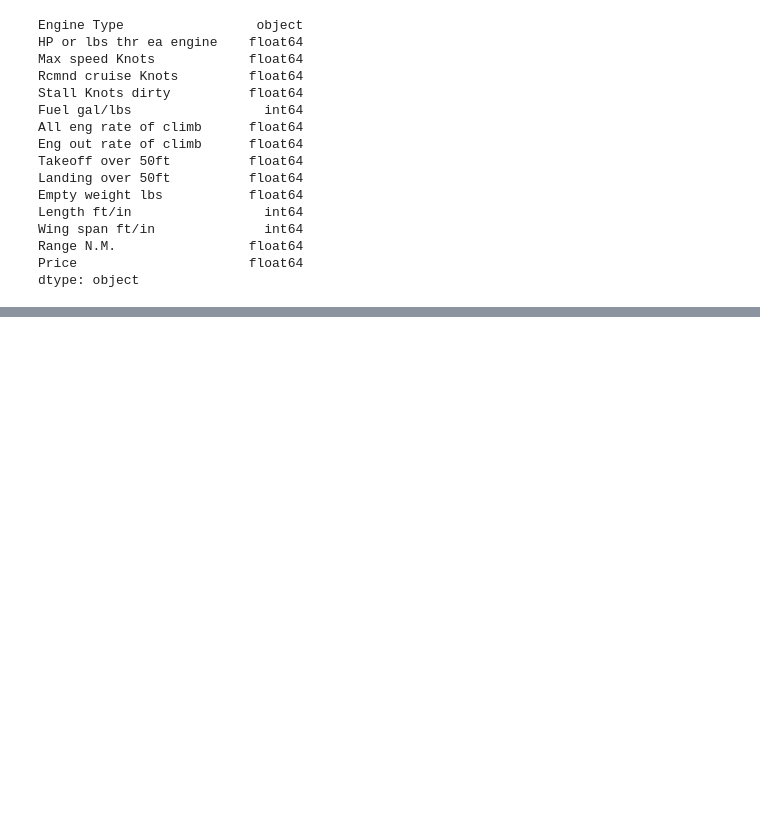
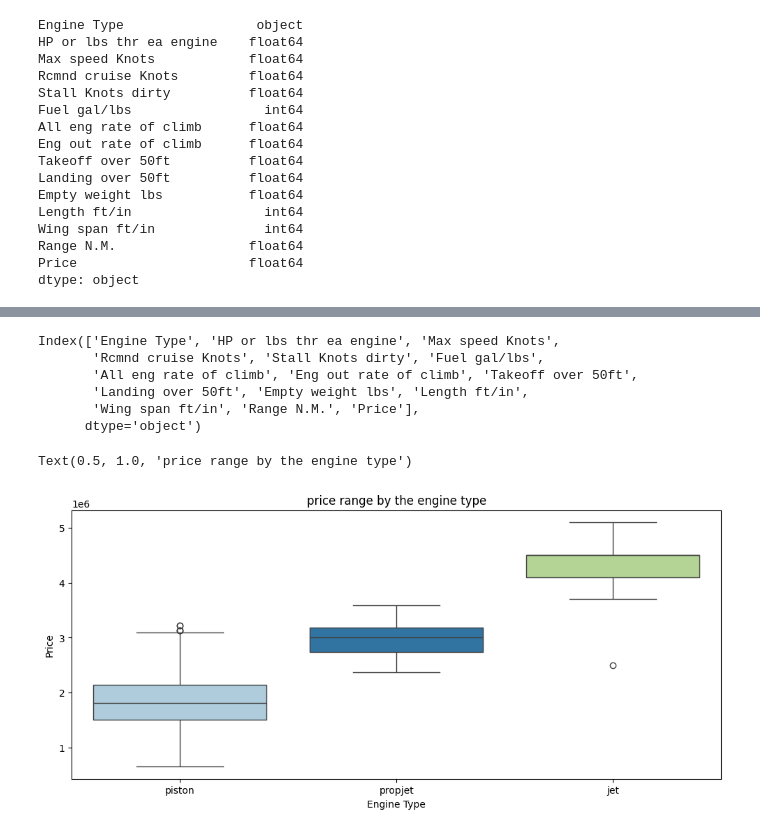
Before and after one commit to YassineSdk/plane_price_prediction, a Jupyter notebook: model.ipynb, the cells around one changed output, grey strips where cells are left out. Drawn from its saved outputs; the diff is of its cells as text; code cells hidden in the pictures; blank space fills up the shorter version.

```diff
--- a/model.ipynb
+++ b/model.ipynb
@@ -170,0 +176,16 @@ df.columns[1:14]
+# %%
+df.columns
+# %% [output]
+Index(['Engine Type', 'HP or lbs thr ea engine', 'Max speed Knots',
+       'Rcmnd cruise Knots', 'Stall Knots dirty', 'Fuel gal/lbs',
+       'All eng rate of climb', 'Eng out rate of climb', 'Takeoff over 50ft',
+       'Landing over 50ft', 'Empty weight lbs', 'Length ft/in',
+       'Wing span ft/in', 'Range N.M.', 'Price'],
+      dtype='object')
+# %%
+plt.figure(figsize=(12,5))
+sns.boxplot(df,x='Engine Type',y='Price',hue='Engine Type',palette='Paired')
+plt.title('price range by the engine type',size=12)
+# %% [output]
+Text(0.5, 1.0, 'price range by the engine type')
+[figure, added]
```
Also changed, not shown: parts of 5 cells of this notebook.
